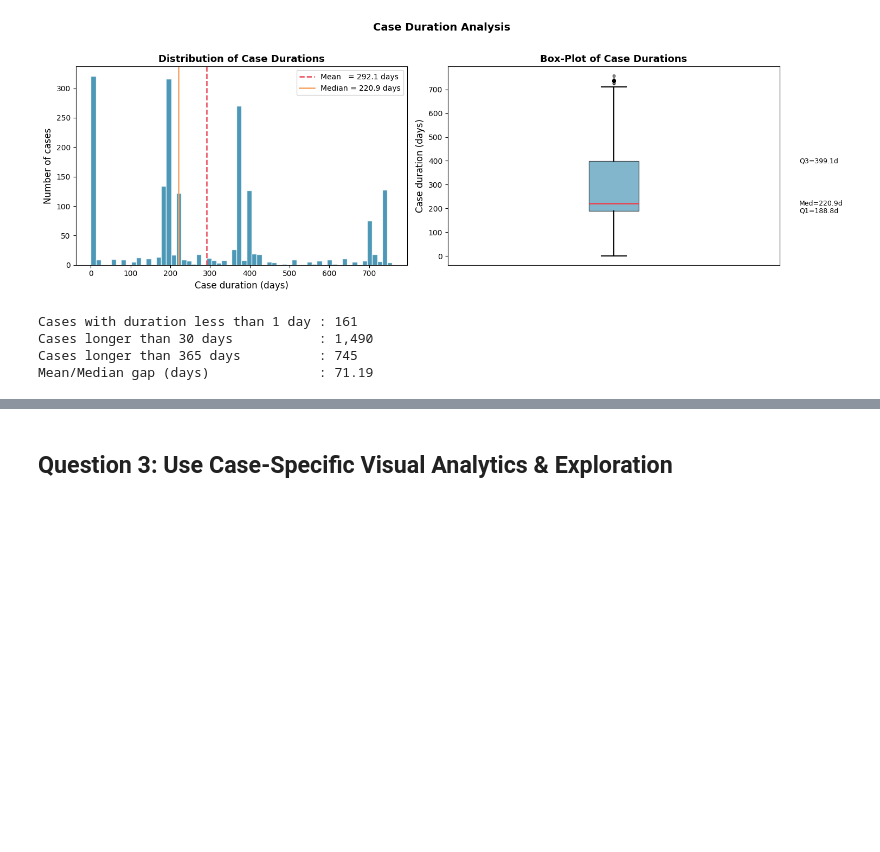
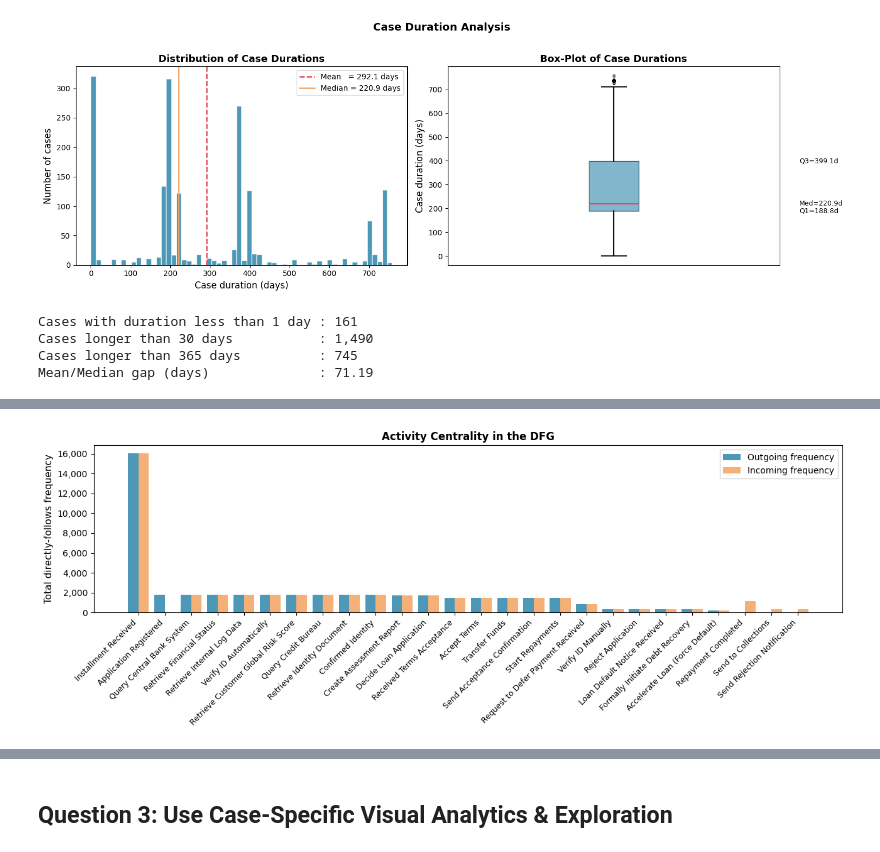
Before and after one commit to y2knz/apwmgroup1, a Jupyter notebook: group_1_notebook.ipynb, the cells around one changed output, grey strips where cells are left out. Cells and saved outputs as stored; diff of their text form; code cells hidden in the pictures; blank space fills up the shorter version.

```diff
--- a/group_1_notebook.ipynb
+++ b/group_1_notebook.ipynb
@@ -403,0 +705,25 @@ The distribution is strongly right-skewed, with the mean much higher than the me
+# %%
+# Plot activity in/out frequency
+fig, ax = plt.subplots(figsize=(13, 5))
+
+acts_sorted = summary_df['Activity'].tolist()
+out_f_sorted = summary_df['Out-frequency'].tolist()
+in_f_sorted = summary_df['In-frequency'].tolist()
+
+x = np.arange(len(acts_sorted))
+w = 0.4
+
+ax.bar(x - w/2, out_f_sorted, width=w, color='#2E86AB', alpha=0.85, label='Outgoing frequency')
+ax.bar(x + w/2, in_f_sorted,  width=w, color='#F4A261', alpha=0.85, label='Incoming frequency')
+
+ax.set_xticks(x)
+ax.set_xticklabels(acts_sorted, rotation=45, ha='right', fontsize=9)
+ax.set_ylabel('Total directly-follows frequency', fontsize=11)
+ax.set_title('Activity Centrality in the DFG', fontsize=12, fontweight='bold')
+ax.legend(fontsize=10)
+ax.yaxis.set_major_formatter(mticker.FuncFormatter(lambda x, _: f'{int(x):,}'))
+
+plt.tight_layout()
+plt.show()
+# %% [output]
+[figure, added]
```
Also changed, not shown: parts of 22 cells of this notebook.
